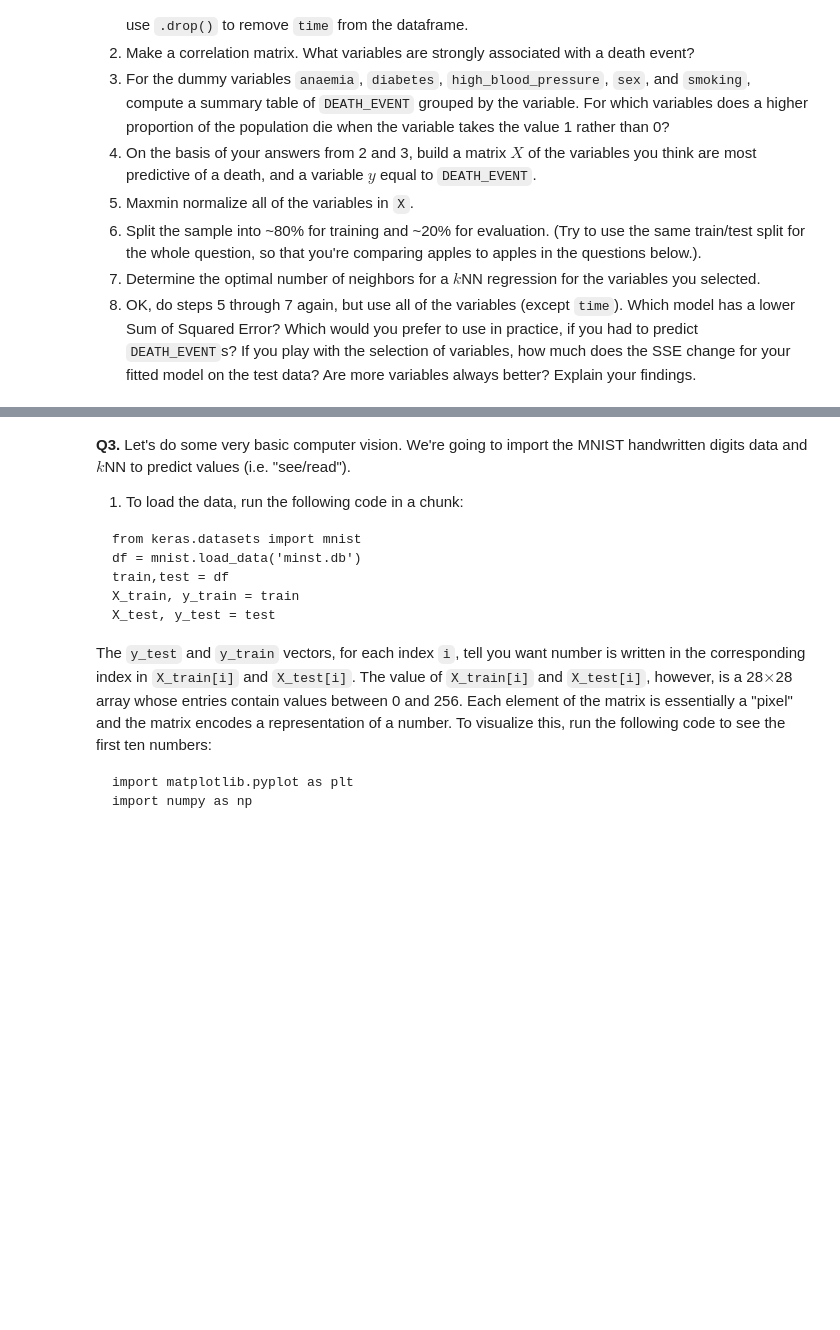
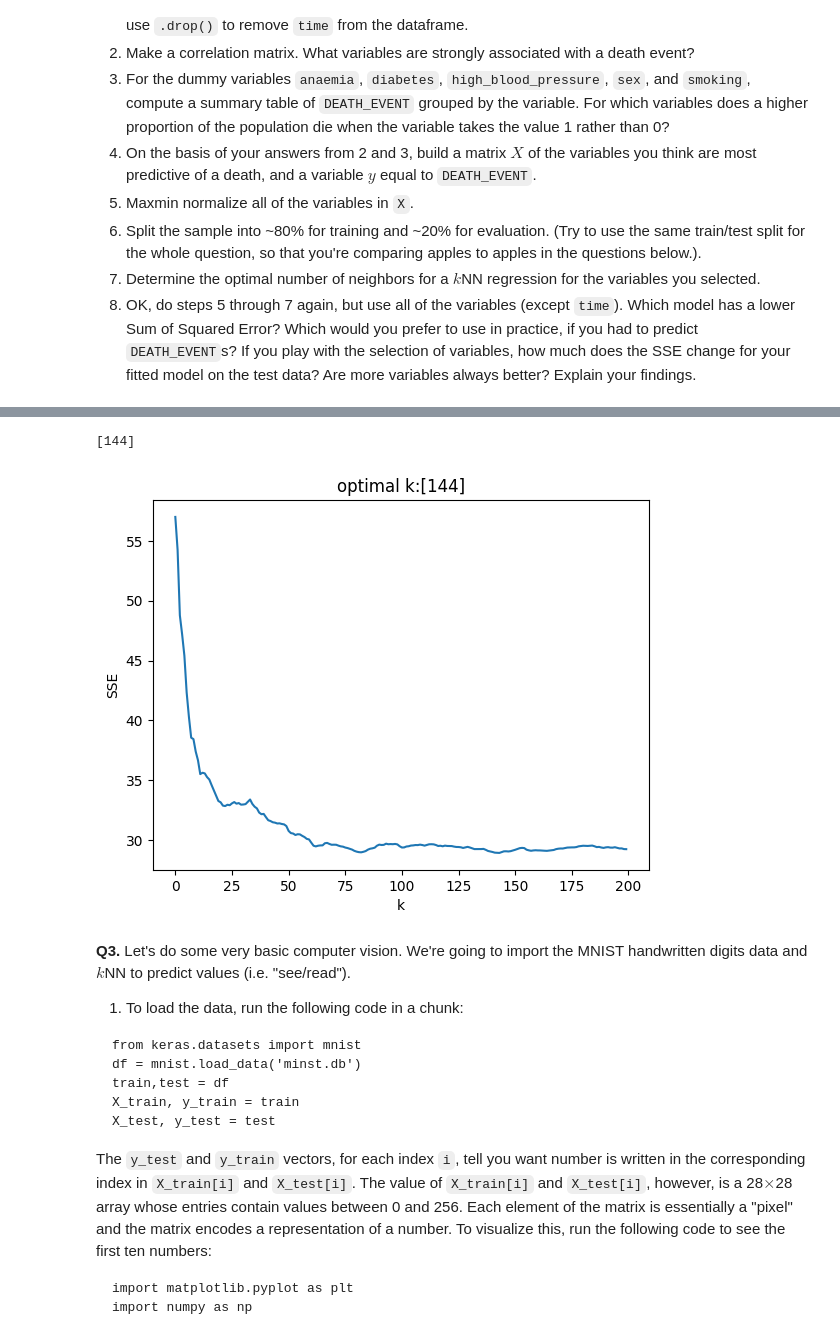
Before and after one commit to gckang/knn, a Jupyter notebook: assignment_knn.ipynb, the cells around one changed output, grey strips where cells are left out. Cells and saved outputs as stored; diff of their text form; code cells hidden in the pictures; blank space fills up the shorter version.

```diff
--- a/assignment_knn.ipynb
+++ b/assignment_knn.ipynb
@@ -161,0 +241,16 @@ plt.show()
+# %%
+"""
+4. On the basis of your answers from 2 and 3, build a matrix $X$ of the variables you think are most predictive of a death, and a variable $y$ equal to `DEATH_EVENT`.
+"""
+vars = ['age', 'ejection_fraction', 'serum_creatinine', 'anaemia', 'high_blood_pressure']
+X = hdf.loc[:, vars]
+y = hdf['DEATH_EVENT']
+# %%
+"""
+5. Maxmin normalize all of the variables in `X`.
+"""
+def maxmin(z):
+    z = (z-min(z))/(max(z)-min(z))
+    return(z)
+
+X = X.apply(maxmin)
@@ -161,0 +305,40 @@ plt.show()
+# %%
+"""
+8. OK, do steps 5 through 7 again, but use all of the variables (except `time`).
+Which model has a lower Sum of Squared Error? Which would you prefer to use in practice, if you had to predict `DEATH_EVENT`s?
+If you play with the selection of variables, how much does the SSE change for your fitted model on the test data? Are more variables always better? Explain your findings.
+"""
+X = hdf.drop('DEATH_EVENT',axis=1)
+# X = X.apply(maxmin)
+
+# X_train, X_test, y_train, y_test = train_test_split(X,y, # Feature and target variables
+#                                                     test_size=.2, # Split the sample 80 train/ 20 test
+#                                                     random_state=100) # For replication purposes
+
+X_train = X.iloc[train,:]
+y_train = y.iloc[train]
+X_test = X.iloc[test,:]
+y_test = y.iloc[test]
+
+k_bar = 200 # Number of k's to try
+SSE = np.zeros(k_bar) # We'll store the SSE here
+
+for k in range(k_bar):
+    model = KNeighborsRegressor(n_neighbors=k+1) # Create a sk model for k
+    fitted_model = model.fit(X_train,y_train) # Train the model on our data
+    y_hat = fitted_model.predict(X_test) # Predict values for test set
+    SSE[k] = np.sum( (y_test-y_hat)**2 ) # Save the computed SSE for test set
+
+SSE_min = np.min(SSE) # Find lowest recorded SSE
+min_index = np.where(SSE==SSE_min) # Find the indices of SSE that equal the minimum
+k_star = min_index[0]+1 # Find the optimal value of k; why index+1?
+print(k_star)
+
+plt.plot(np.arange(0,k_bar),SSE) # Plot SSE by k
+plt.xlabel("k")
+plt.title("optimal k:"+str(k_star))
+plt.ylabel('SSE')
+plt.show()
+# %% [output]
+[144]
+[figure, added]
```
Also changed, not shown: parts of 6 cells of this notebook.
